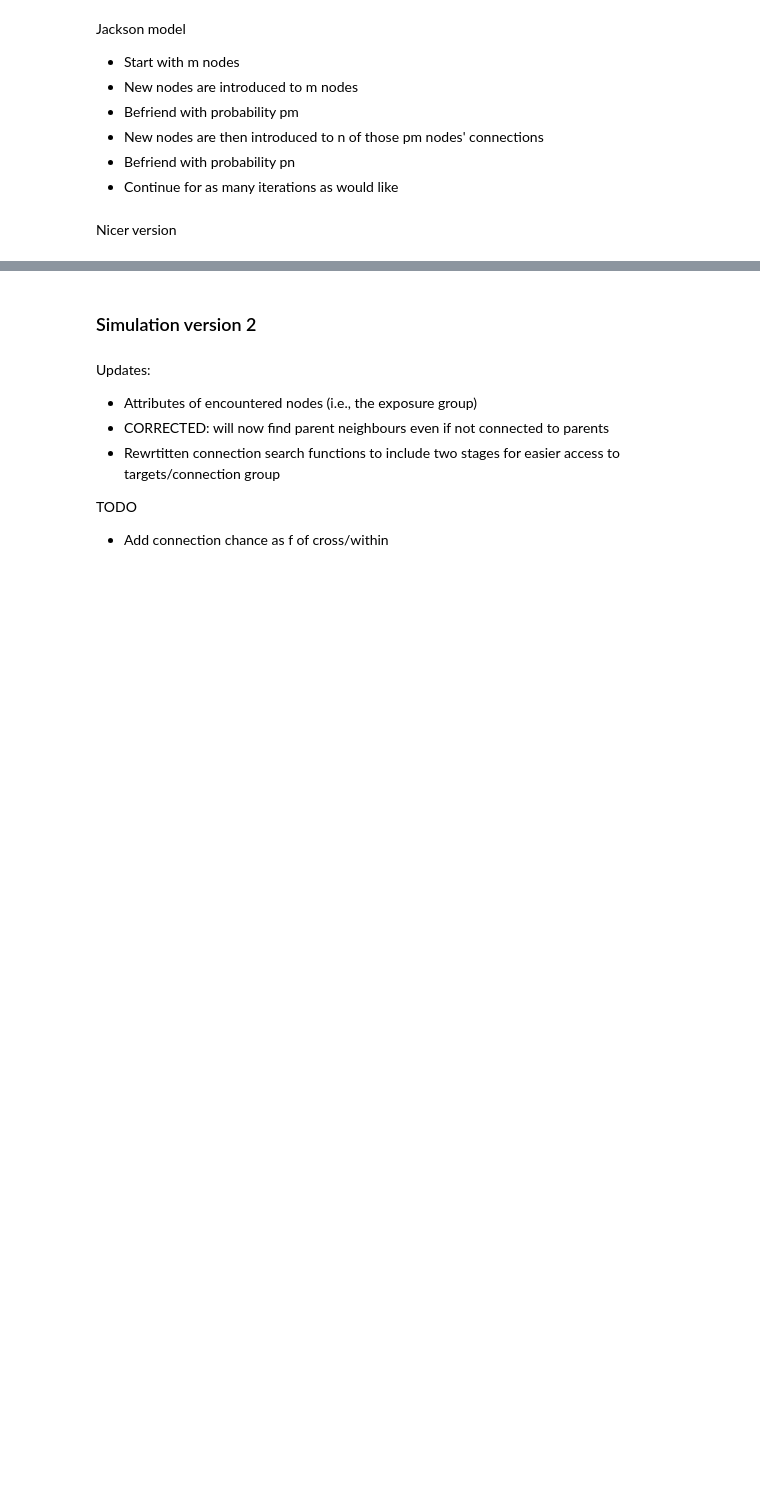
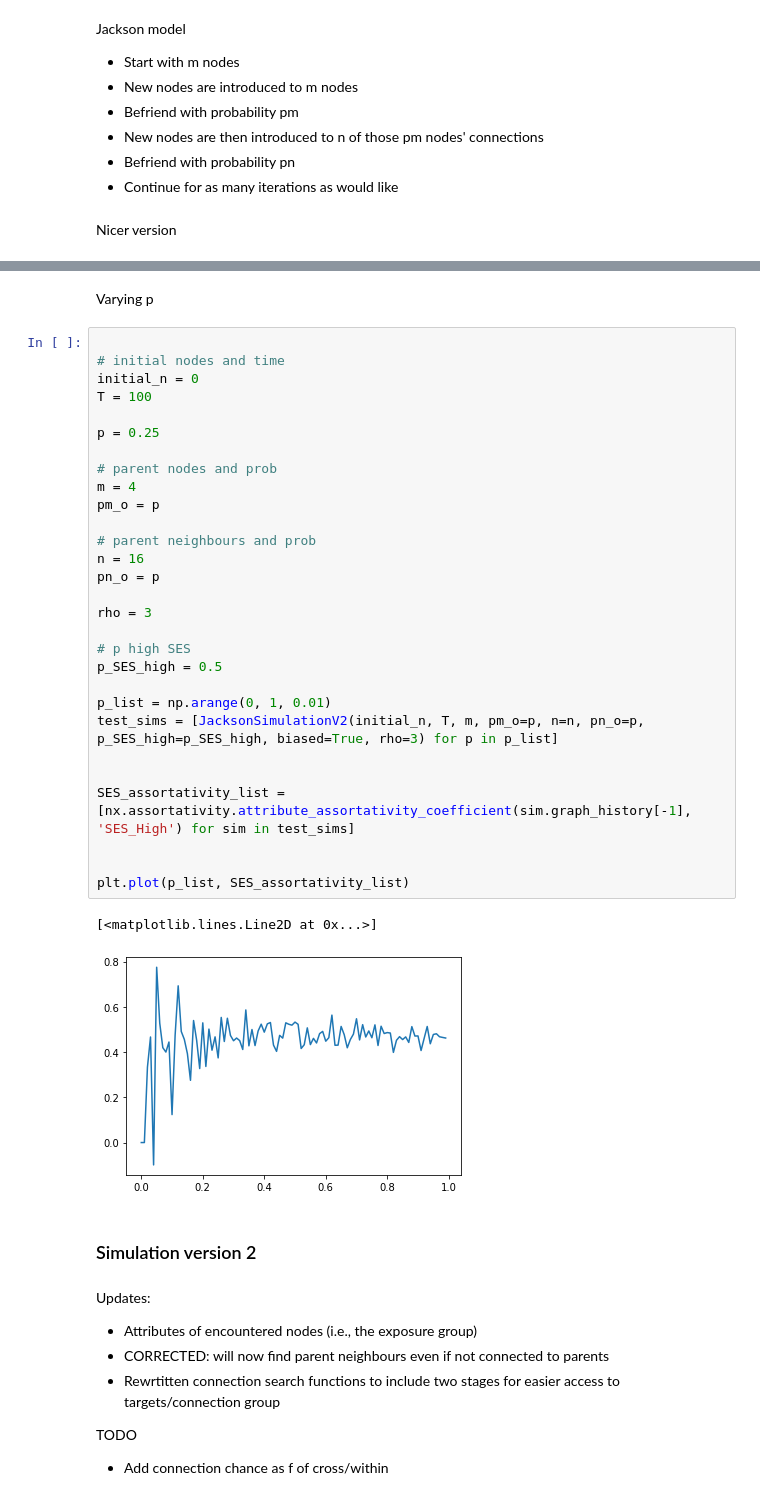
Before and after one commit to RassssD/Diss-model, a Jupyter notebook: Diss_model.ipynb, the cells around one changed output, grey strips where cells are left out. Drawn from its saved outputs; the diff is of its cells as text; blank space fills up the shorter version.

```diff
--- a/Diss_model.ipynb
+++ b/Diss_model.ipynb
@@ -102,3 +107,37 @@ plt.plot(np.log(rho_list), SES_assortativity_list)
+# %% [markdown]
+Varying p
+# %%
+
+# initial nodes and time
+initial_n = 0
+T = 100
+
+p = 0.25
+
+# parent nodes and prob
+m = 4
+pm_o = p
+
+# parent neighbours and prob
+n = 16
+pn_o = p
+
+rho = 3
+
+# p high SES
+p_SES_high = 0.5
+
+p_list = np.arange(0, 1, 0.01)
+test_sims = [JacksonSimulationV2(initial_n, T, m, pm_o=p, n=n, pn_o=p, p_SES_high=p_SES_high, biased=True, rho=3) for p in p_list]
+
+
+SES_assortativity_list = [nx.assortativity.attribute_assortativity_coefficient(sim.graph_history[-1], 'SES_High') for sim in test_sims]
+
+
+plt.plot(p_list, SES_assortativity_list)
+# %% [output]
+[<matplotlib.lines.Line2D at 0x...>]
+[figure, added]
 # %% [markdown]
 ### Simulation version 2
 # %% [markdown]
```
Also changed, not shown: parts of 4 cells of this notebook.
